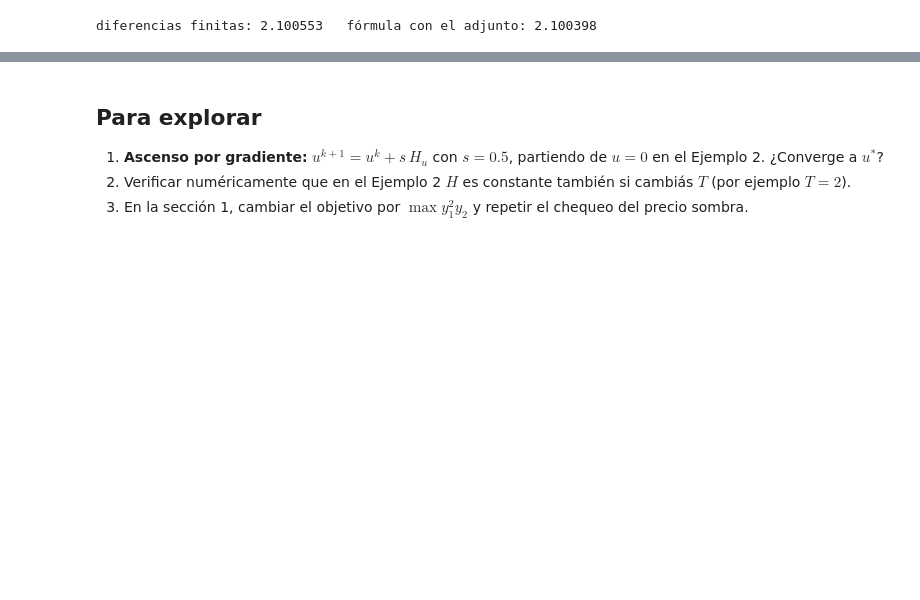
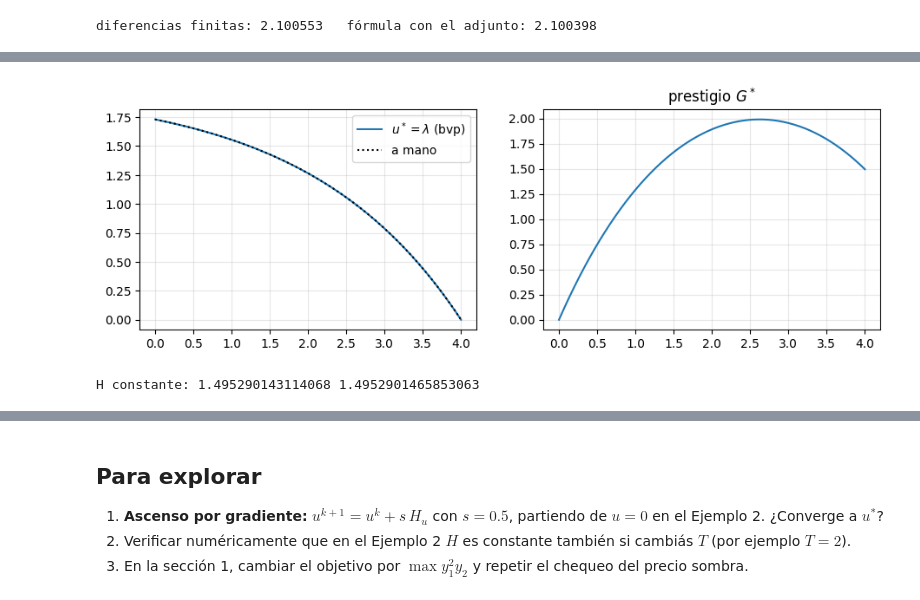
Before and after one commit to csfvega-arg/Colabs-materia-control, a Jupyter notebook: clase02.ipynb, the cells around one changed output, grey strips where cells are left out. Cells and saved outputs as stored; diff of their text form; code cells hidden in the pictures; blank space fills up the shorter version.

```diff
--- a/clase02.ipynb
+++ b/clase02.ipynb
@@ -201,0 +206,16 @@ diferencias finitas: 2.100553   fórmula con el adjunto: 2.100398
+# %%
+p, delta, G0, T6 = 1.0, 0.5, 0.0, 4.0
+sist6 = lambda t, y: np.vstack([y[1] - delta*y[0], -p + delta*y[1]])    # (G, lambda), u = lambda
+t6 = np.linspace(0, T6, 60)
+sol6 = solve_bvp(sist6, lambda ya, yb: np.array([ya[0] - G0, yb[1]]), t6, np.zeros((2, t6.size)))
+tt6 = np.linspace(0, T6, 300); G6, l6 = sol6.sol(tt6)
+lam_mano = p/delta*(1 - np.exp(-delta*(T6 - tt6)))          # <- comparar con tu cuenta
+fig, ax = plt.subplots(1, 2, figsize=(11, 3.3))
+ax[0].plot(tt6, l6, label='$u^*=\\lambda$ (bvp)'); ax[0].plot(tt6, lam_mano, 'k:', label='a mano'); ax[0].legend()
+ax[1].plot(tt6, G6); ax[1].set_title('prestigio $G^*$')
+plt.show()
+H6 = p*G6 - 0.5*l6**2 + l6*(l6 - delta*G6)
+print('H constante:', H6.min(), H6.max())
+# %% [output]
+[figure, added]
+H constante: 1.495290143114068 1.4952901465853063
```
Also changed, not shown: parts of 4 cells of this notebook.
